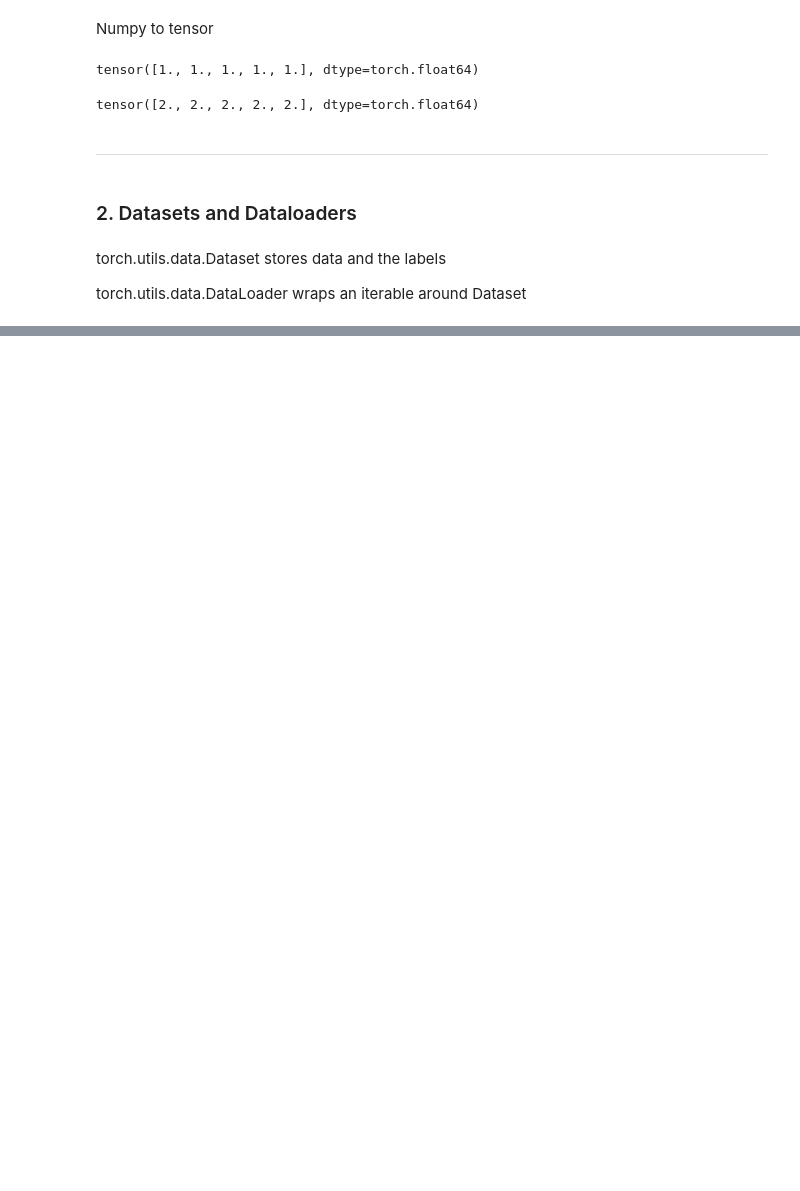
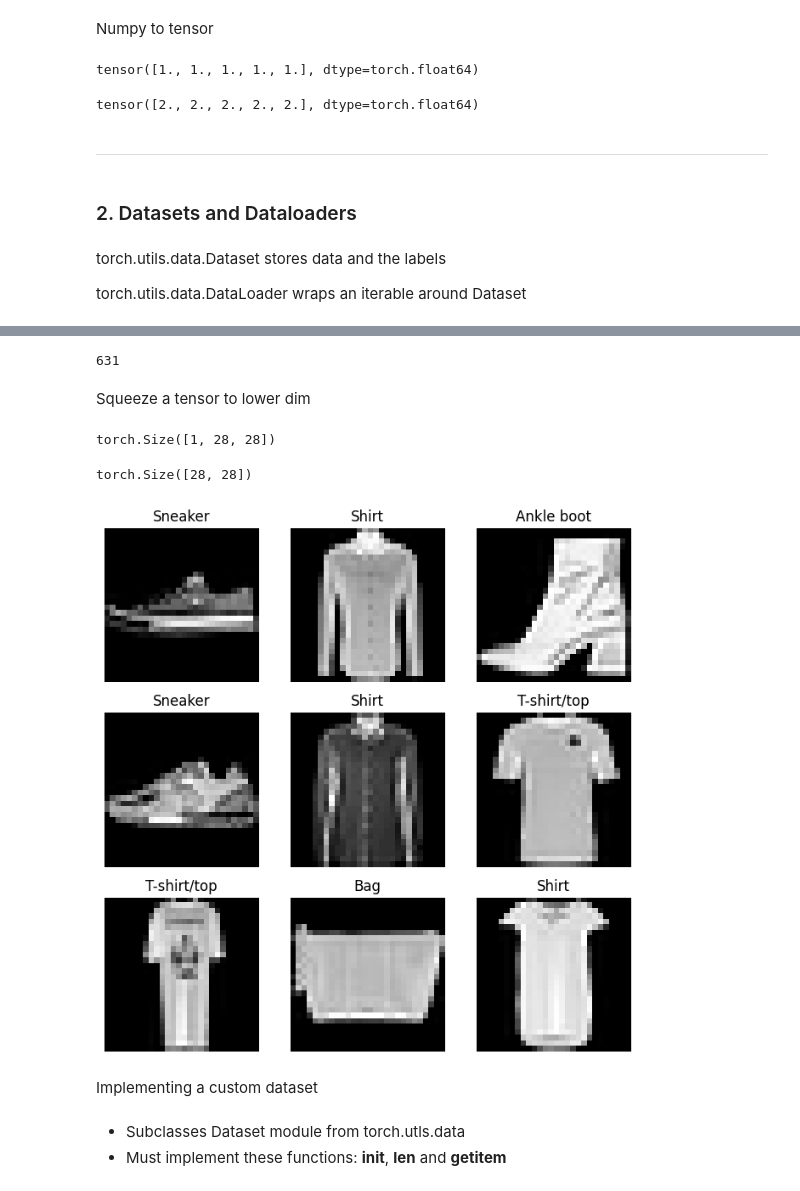
Before and after one commit to VomV/ML_DL, a Jupyter notebook: PyTorch/basics.ipynb, the cells around one changed output, grey strips where cells are left out. Cells and saved outputs as stored; diff of their text form; code cells hidden in the pictures; blank space fills up the shorter version.

Commit message:
Custom Dataset

```diff
--- a/PyTorch/basics.ipynb
+++ b/PyTorch/basics.ipynb
@@ -275,0 +284,35 @@ test_data = datasets.Fa
+# %%
+torch.randint(0, len(train_data), size=(1,)).item()
+# %% [output]
+631
+# %% [markdown]
+Squeeze a tensor to lower dim
+# %%
+image, _ = train_data[234]
+image.shape
+# %% [output]
+torch.Size([1, 28, 28])
+# %%
+image.squeeze(0).shape
+# %% [output]
+torch.Size([28, 28])
+# %%
+fig = plt.figure(figsize=(8, 8))
+rows, cols = 3, 3
+
+for i in range(1, rows*cols+1):
+    image_idx = torch.randint(0, len(train_data), size=(1,)).item()
+    image, label = train_data[image_idx]
+    plt.subplot(rows, cols, i)
+    plt.title(train_data.classes[label])
+    plt.axis("off")
+    plt.imshow(image.squeeze(0), cmap='gray')
+
+plt.show()
+# %% [output]
+[figure, added]
+# %% [markdown]
+Implementing a custom dataset
+# %% [markdown]
+- Subclasses Dataset module from torch.utls.data
+- Must implement these functions: __init__, __len__ and __getitem__
```
Also changed, not shown: parts of 6 cells of this notebook.
